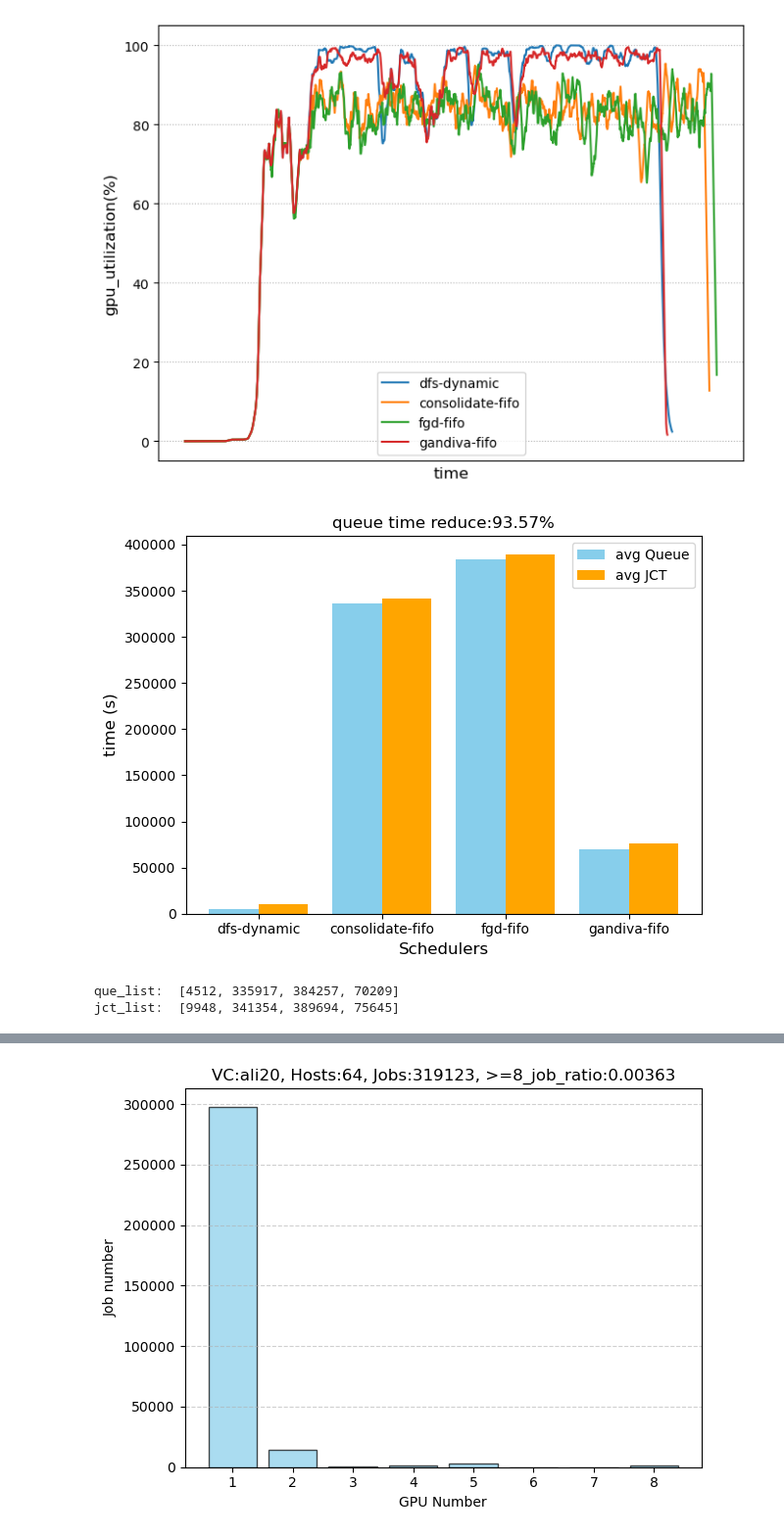
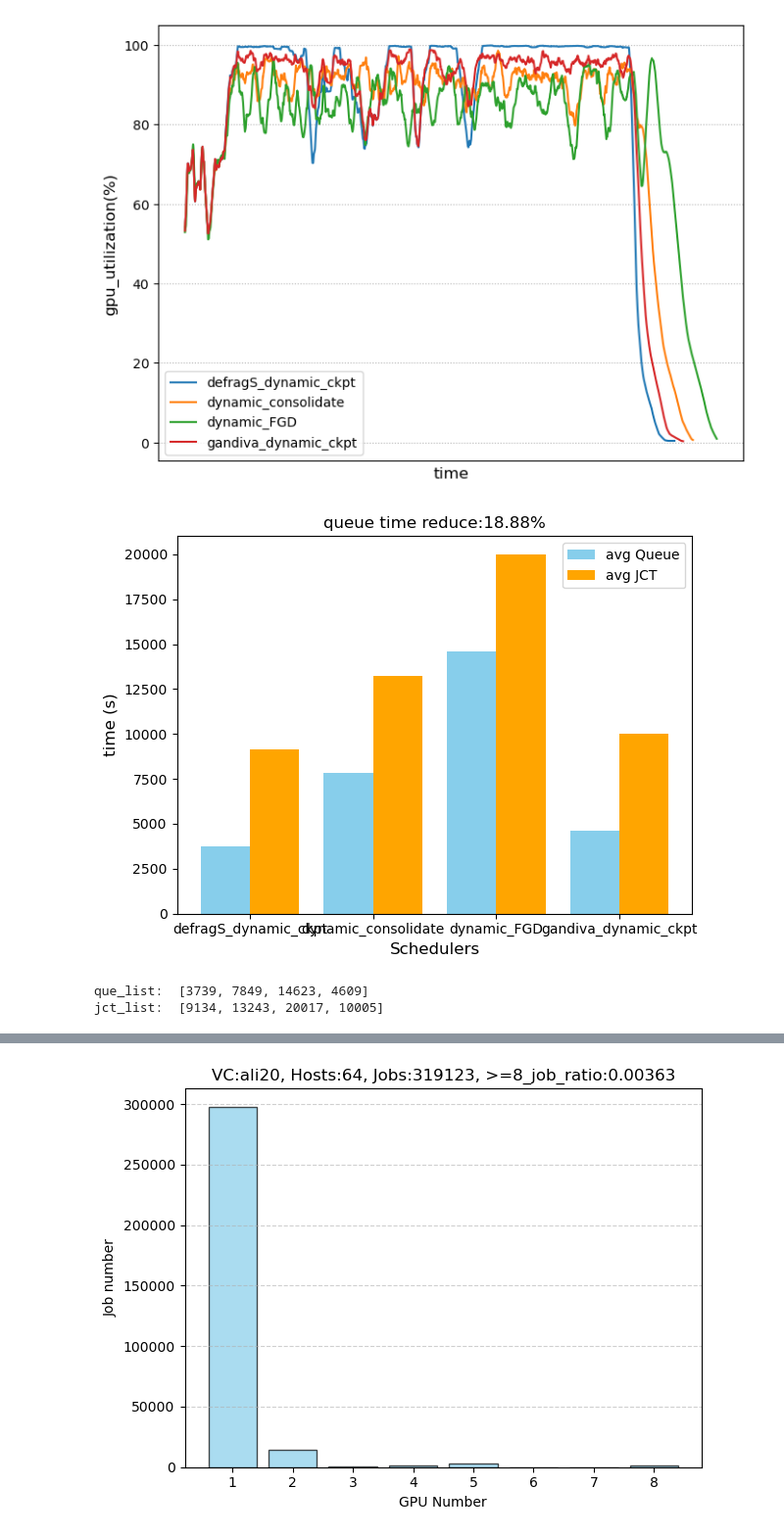
Before and after one commit to CUG-nhf/simulator, a Jupyter notebook: plot/ali_plot.ipynb, the cells around one changed output, grey strips where cells are left out. Shown at 98% size. Cells and saved outputs as stored; diff of their text form; code cells hidden in the pictures.

```diff
--- a/plot/ali_plot.ipynb
+++ b/plot/ali_plot.ipynb
@@ -6,24 +6,22 @@ import sys
 sys.path.append('/data/nihaifeng/code/HeliosArtifact/simulator')
 import utils
 # %%
-# schedulers = ["defragS_sdf", "sjf_consolidate", "sjf_FGD", "gandiva_sjf"]
-# labels = ["dfs", "consolidate", "fgd", "gandiva"]
+schedulers = ["defragS_dynamic_ckpt", "dynamic_consolidate", "dynamic_FGD", "gandiva_dynamic_ckpt"]
+# schedulers = ["defragS_dynamic", "dynamic_consolidate", "dynamic_FGD", "gandiva_dynamic"]
+# schedulers =  ["defragS_fifo_ckpt", "fifo_consolidate", "gandiva_fifo_ckpt", "fifo_FGD",]
+# schedulers =  ["defragS_fifo", "fifo_consolidate", "gandiva_fifo", "fifo_FGD",]
+log_dir = "../log/test/ali20"
 
-schedulers = ["defragS_dynamic","fifo_consolidate", "fifo_FGD", "gandiva_fifo"]
-labels = ["dfs-dynamic", "consolidate-fifo", "fgd-fifo", "gandiva-fifo"]
-
-
-log_dir = f"/data/nihaifeng/log/test/ali20/"
 saving = False
 window_size = 60 * 24 * 1
 
-utilization = 'gpu_utilization' # fragmentation_ratio
+utilization = 'gpu_utilization' #
 
 fig = plt.figure(figsize=(8,6))
 for idx, scheduler in enumerate(schedulers):
-	df = pd.read_csv(log_dir +f'ali20_{scheduler}/all/{scheduler}_all_seq.csv')
+	df = pd.read_csv(log_dir +f'/ali20_{scheduler}/all/{scheduler}_all_seq.csv')
 	y = df[utilization]*100
-	plt.plot(df['time'], y.rolling(window=window_size).mean(), label=labels[idx])
+	plt.plot(df['time'], y.rolling(window=window_size).mean(), label=scheduler)
 
 plt.xlabel('time', fontsize=12)
 plt.xticks([])
@@ -32,7 +30,7 @@ plt.legend(loc='best', fontsize=10)
 plt.grid(linestyle=':')
 plt.show()
 # %% [output]
-[figure, old version]
+[figure, new version]
 # %%
 que_list, jct_list = [], []
 for scheduler in schedulers:
@@ -42,37 +40,37 @@ for scheduler in schedulers:
 	que_list.append(df.iloc[len(df)-1, 1])
 
 
 # 设置柱状图的宽度和位置
 x_indices = np.arange(len(schedulers))  # x 轴位置
 bar_width = 0.4  # 每个柱的宽度
 
 
 # 绘制两组柱状图
 plt.bar(x_indices - bar_width/2, que_list, bar_width, label='avg Queue', color='skyblue')
 plt.bar(x_indices + bar_width/2, jct_list, bar_width, label='avg JCT', color='orange')
 
 # 设置 x 轴标签
-plt.xticks(x_indices, labels)
+plt.xticks(x_indices, schedulers)
 # plt.yticks([])
 
 # 添加标题和坐标轴标签
 plt.xlabel("Schedulers", fontsize=12)
 plt.ylabel("time (s)", fontsize=12)
 
 # 添加图例
 plt.legend()
 # 显示图表
 dfs = que_list[0]
 tmp = que_list[1:]
 plt.title( f'queue time reduce:{(min(tmp)-dfs)/min(tmp)*100:.2f}%', fontsize=12)
 plt.tight_layout()
 plt.show()
 print("que_list: ", que_list)
 print("jct_list: ", jct_list)
 # %% [output]
-[figure, old version]
+[figure, new version]
-que_list:  [4512, 335917, 384257, 70209]
-jct_list:  [9948, 341354, 389694, 75645]
+que_list:  [3739, 7849, 14623, 4609]
+jct_list:  [9134, 13243, 20017, 10005]
 # %%
 data_type = "queue"
 cluster = 'all'
```
Also changed, not shown: parts of 1 cell of this notebook, 13 other files.
